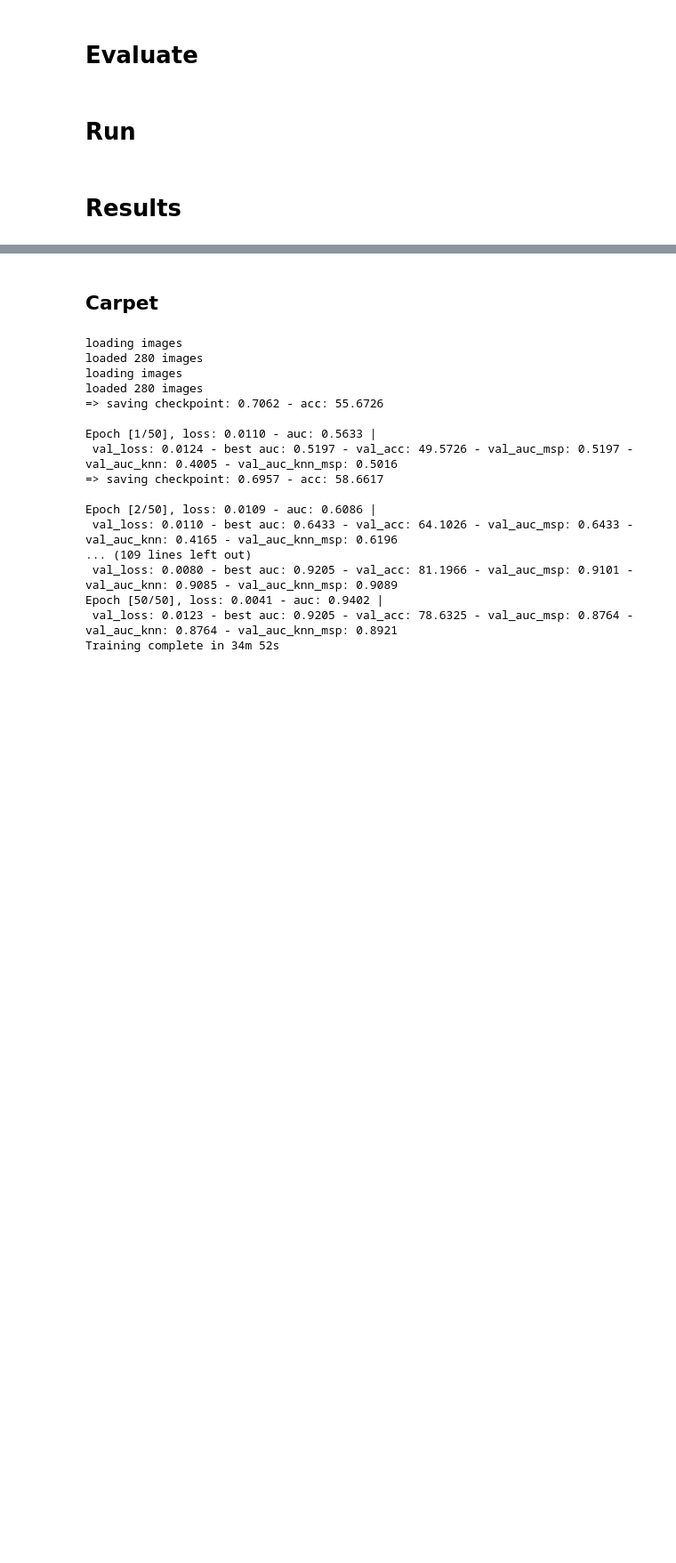
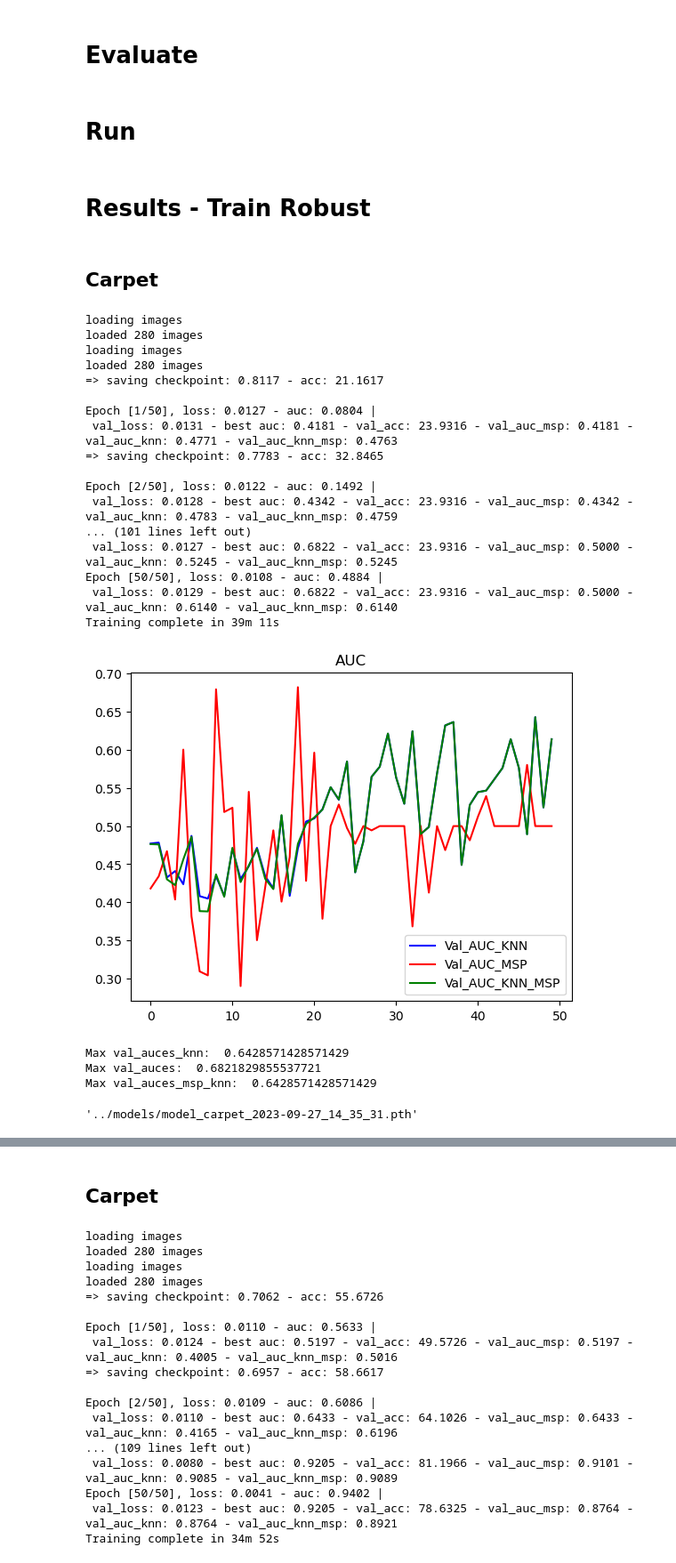
Before and after one commit to yaldashbz/pytorch-cutpaste, a Jupyter notebook: cutpaste_train.ipynb, the cells around one changed output, grey strips where cells are left out. Shown at 89% size. Drawn from its saved outputs; the diff is of its cells as text; code cells hidden in the pictures; blank space fills up the shorter version.

Commit message:
feat: add robust train

```diff
--- a/cutpaste_train.ipynb
+++ b/cutpaste_train.ipynb
@@ -188,5 +195,5 @@ from attacks import LossPGDAttack, KNNPGDAttack
 # %%
-def train(model, loader, loss_fn, optimizer, device):
+def train(model, loader, loss_fn, optimizer, device, attack=False):
     """ training one epoch and calculate loss and metrics """
     # Training model
     model.train()
@@ -198,19 +205,19 @@ def train(model, loader, loss_fn, optimizer, device):
     preds = []
     targs = []
     softmax = torch.nn.Softmax(dim=1)
+    adversary = LossPGDAttack(model, eps, alpha, steps, random_start=True)
     for i, (inputs, targets) in enumerate(loader):
-        # Place to gpu
         inputs = inputs.to(device)
         targets = targets.to(torch.int64).to(device)
 
-        # Forward pass
+        if attack:
+            inputs = adversary(inputs, targets)
+
         outputs, _ = model(inputs)
 
-        # Calculate loss
         loss = loss_fn(outputs, targets)
         losses += loss
 
-        # Backpropagation and update weights
         optimizer.zero_grad()
         loss.backward()
         optimizer.step()
@@ -334,7 +341,7 @@ def evaluate(model, loader, loss_fn, device, attack=False, adversary=None):
 # %% [markdown]
 # Run
 # %%
-def fit(model, train_dl, valid_dl, train_loader_normal, loss_fn, optimizer, num_epochs, device, scheduler=None, checkpoint_path=None):
+def fit(model, train_dl, valid_dl, train_loader_normal, loss_fn, optimizer, num_epochs, device, scheduler=None, checkpoint_path=None, robust=False):
     """ fiting model to dataloaders, saving best weights and showing results """
     losses, val_losses, accs, val_accs, auces, val_auces, val_auces_knn, val_auces_msp_knn = [], [], [], [], [], [], [], []
     best_auc = 0.0
@@ -343,7 +350,8 @@ def fit(model, train_dl, valid_dl, train_loader_normal, loss_fn, optimizer, num_
     for epoch in range(num_epochs):
         if epoch == args.freeze_net:
             model.unfreeze()
-        train_auc, loss, acc = train(model, train_dl, loss_fn, optimizer, device)
+
+        train_auc, loss, acc = train(model, train_dl, loss_fn, optimizer, device, attack=robust)
         val_auc, val_loss, val_acc, preds, targs = evaluate(model, valid_dl, loss_fn, device)
         val_auc_knn, distances, _ = knn_evaluate(model, valid_dl, train_loader_normal, device)
 
@@ -388,7 +396,7 @@ def plot_metrics(val_auc_knn, val_auc, val_auc_knn_msp):
     plt.legend()
     plt.show()
 # %%
-def run_fit(args):
+def run_fit(args, robust=False):
     device = 'cuda' if torch.cuda.is_available() else 'cpu'
     weight_decay = 0.00003
     momentum = 0.9
@@ -411,7 +419,8 @@ def run_fit(args):
         loss_fn=loss_fn, optimizer=optimizer,
         num_epochs=args.epochs, device=device,
         scheduler=scheduler,
-        checkpoint_path=checkpoint_path
+        checkpoint_path=checkpoint_path,
+        robust=robust
     )
     plot_metrics(history["val_auces_knn"], history["val_auces"], history["val_auces_msp_knn"])
     print('Max val_auces_knn: ', max(history['val_auces_knn']))
@@ -447,10 +456,6 @@ def run_eval(model, loss_fn, checkpoint_path, train_dataloader_normal, test_data
     )
 
     # Evaluate PGD on Loss
-    pgd_constant = 2.5
-    eps = 8/255
-    k = 10
-    alpha = (pgd_constant * eps) / k
     print("Evaluating PGD on Loss & KNN")
     loss_adversary = LossPGDAttack(model, eps=eps, alpha=alpha, steps=k, random_start=True)
     knn_adversary = KNNPGDAttack(model, eps=eps, alpha=alpha, steps=k, random_start=True)
@@ -460,4 +465,37 @@ def run_eval(model, loss_fn, checkpoint_path, train_dataloader_normal, test_data
         loss_adversary=loss_adversary, knn_adversary=knn_adversary
     )
 # %% [markdown]
-# Results
+# Results - Train Robust
+# %% [markdown]
+## Carpet
+# %%
+args.data_type = 'carpet'
+args.epochs = 50
+args.lr = 0.07
+model, loss_fn, checkpoint_path, train_dataloader, train_dataloader_normal, test_dataloader, history = run_fit(args, robust=True)
+# %% [output]
+loading images
+loaded 280 images
+loading images
+loaded 280 images
+=> saving checkpoint: 0.8117 - acc: 21.1617
+
+Epoch [1/50], loss: 0.0127 - auc: 0.0804 |
+ val_loss: 0.0131 - best auc: 0.4181 - val_acc: 23.9316 - val_auc_msp: 0.4181 - val_auc_knn: 0.4771 - val_auc_knn_msp: 0.4763
+=> saving checkpoint: 0.7783 - acc: 32.8465
+
+Epoch [2/50], loss: 0.0122 - auc: 0.1492 |
+ val_loss: 0.0128 - best auc: 0.4342 - val_acc: 23.9316 - val_auc_msp: 0.4342 - val_auc_knn: 0.4783 - val_auc_knn_msp: 0.4759
+... (101 lines left out)
+ val_loss: 0.0127 - best auc: 0.6822 - val_acc: 23.9316 - val_auc_msp: 0.5000 - val_auc_knn: 0.5245 - val_auc_knn_msp: 0.5245
+Epoch [50/50], loss: 0.0108 - auc: 0.4884 |
+ val_loss: 0.0129 - best auc: 0.6822 - val_acc: 23.9316 - val_auc_msp: 0.5000 - val_auc_knn: 0.6140 - val_auc_knn_msp: 0.6140
+Training complete in 39m 11s
+[figure, added]
+Max val_auces_knn:  0.6428571428571429
+Max val_auces:  0.6821829855537721
+Max val_auces_msp_knn:  0.6428571428571429
+# %%
+checkpoint_path
+# %% [output]
+'../models/model_carpet_2023-09-27_14_35_31.pth'
```
Also changed, not shown: parts of 7 cells of this notebook, 1 other file.
